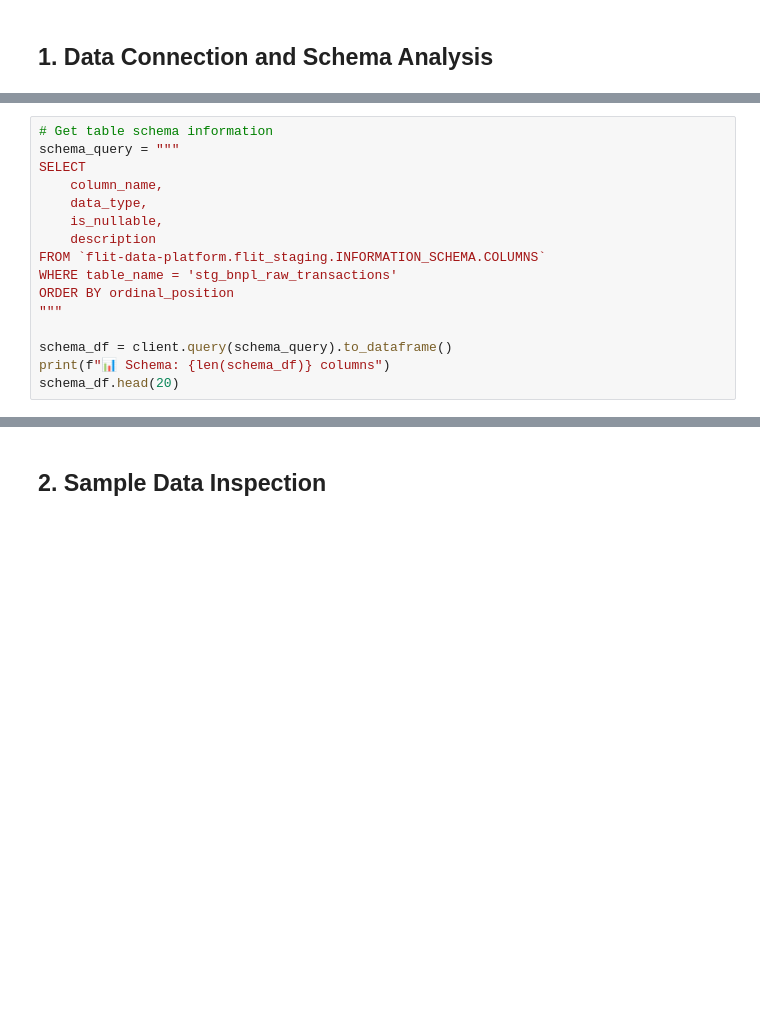
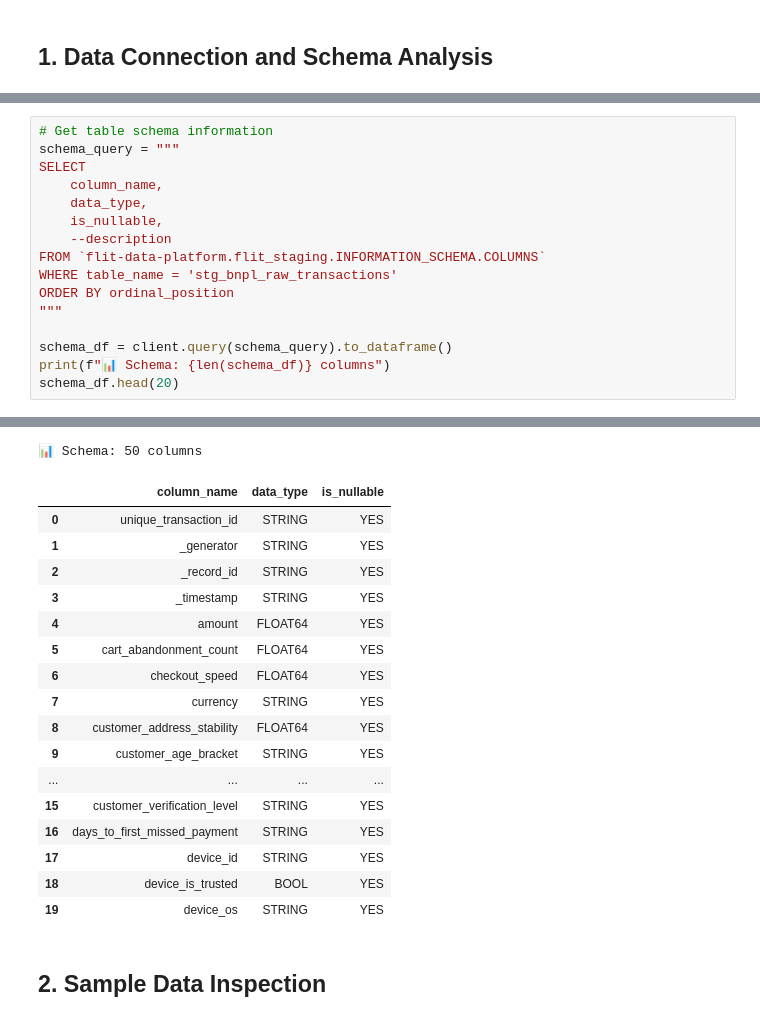
Before and after one commit to whitehackr/flit-ml, a Jupyter notebook: research/notebooks/01_data_exploration.ipynb, the cells around one changed output, grey strips where cells are left out. Drawn from its saved outputs; the diff is of its cells as text; blank space fills up the shorter version.

```diff
--- a/research/notebooks/01_data_exploration.ipynb
+++ b/research/notebooks/01_data_exploration.ipynb
@@ -56,7 +71,7 @@ SELECT
     column_name,
     data_type,
     is_nullable,
-    description
+    --description
 FROM `flit-data-platform.flit_staging.INFORMATION_SCHEMA.COLUMNS`
 WHERE table_name = 'stg_bnpl_raw_transactions'
 ORDER BY ordinal_position
@@ -65,3 +80,4 @@ ORDER BY ordinal_position
 schema_df = client.query(schema_query).to_dataframe()
 print(f"📊 Schema: {len(schema_df)} columns")
 schema_df.head(20)
+# %% [output]
@@ -68,3 +86,21 @@ schema_df.head(20)
+📊 Schema: 50 columns
+|  | column_name | data_type | is_nullable |
+| 0 | unique_transaction_id | STRING | YES |
+| 1 | _generator | STRING | YES |
+| 2 | _record_id | STRING | YES |
+| 3 | _timestamp | STRING | YES |
+| 4 | amount | FLOAT64 | YES |
+| 5 | cart_abandonment_count | FLOAT64 | YES |
+| 6 | checkout_speed | FLOAT64 | YES |
+| 7 | currency | STRING | YES |
+| 8 | customer_address_stability | FLOAT64 | YES |
+| 9 | customer_age_bracket | STRING | YES |
+| ... | ... | ... | ... |
+| 15 | customer_verification_level | STRING | YES |
+| 16 | days_to_first_missed_payment | STRING | YES |
+| 17 | device_id | STRING | YES |
+| 18 | device_is_trusted | BOOL | YES |
+| 19 | device_os | STRING | YES |
 # %% [markdown]
 ## 2. Sample Data Inspection
 # %%
```
Also changed, not shown: parts of 26 cells of this notebook.
